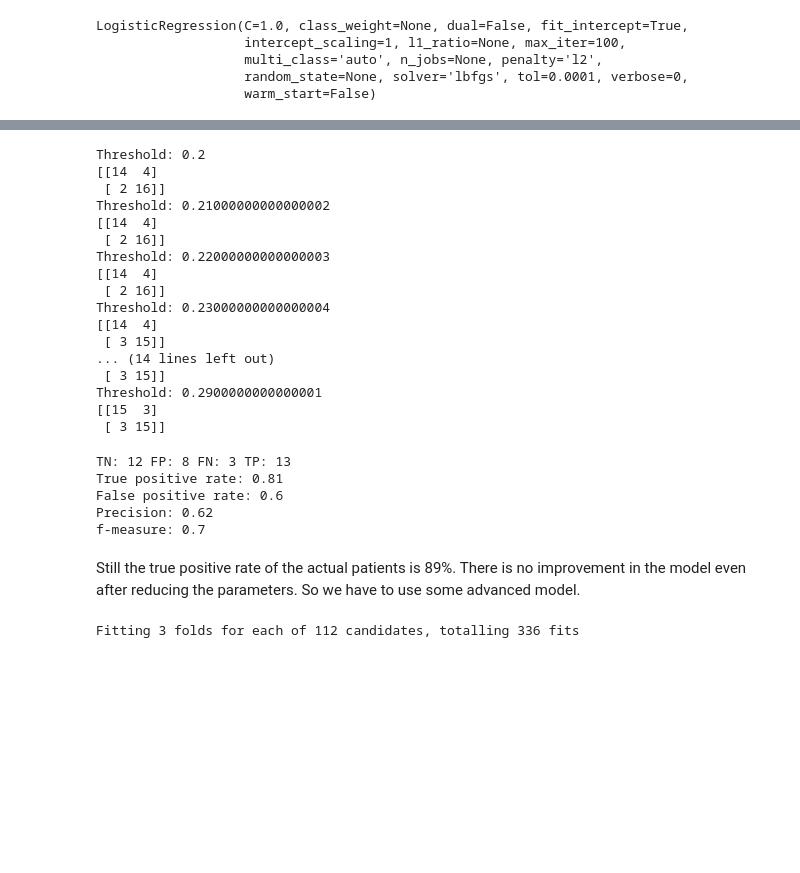
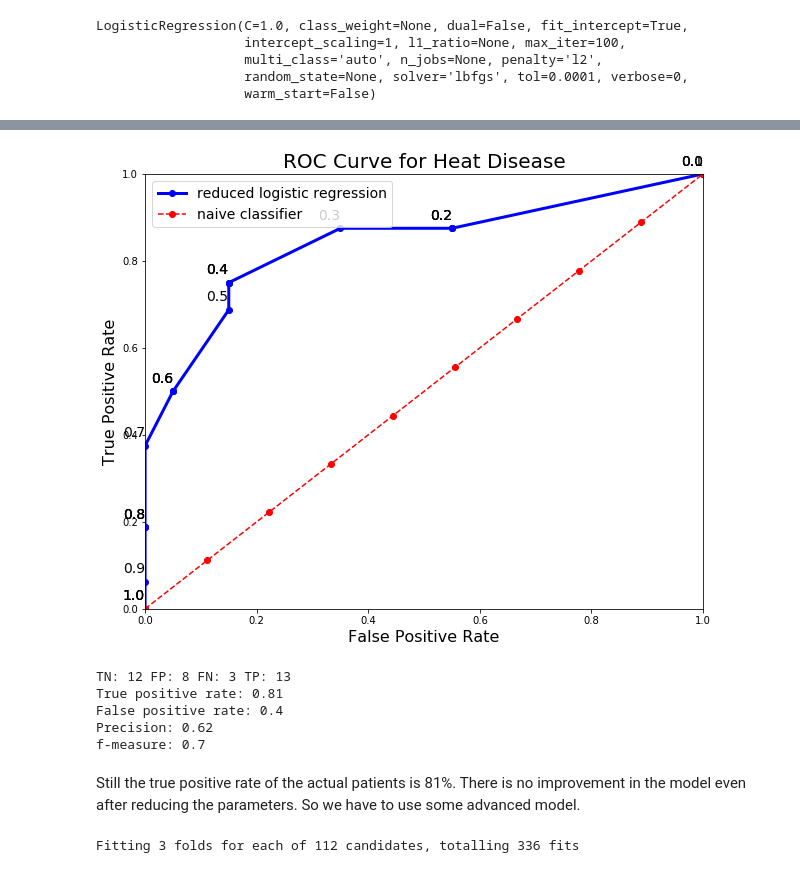
Before and after one commit to surjeet143/Heart-disease-detection, a Jupyter notebook: Heart Disease Detection/heart-disease-detection.ipynb, the cells around one changed output, grey strips where cells are left out. Drawn from its saved outputs; the diff is of its cells as text; code cells hidden in the pictures; blank space fills up the shorter version.

```diff
--- a/Heart Disease Detection/heart-disease-detection.ipynb
+++ b/Heart Disease Detection/heart-disease-detection.ipynb
@@ -415,3 +500,14 @@ LogisticRegression(C=1.0, class_weight=None, dual=False, fit_intercept=True,
                    multi_class='auto', n_jobs=None, penalty='l2',
                    random_state=None, solver='lbfgs', tol=0.0001, verbose=0,
                    warm_start=False)
+# %%
+cols = ["Thresholds",'TP', 'FP', 'TN','FN']
+lst = []
+for i in np.arange(0,1.1,0.05):
+    y_pred = np.where(LogReg.predict_proba(X_test[reduced_cols])[:,1]>i,1,0)
+    tn, fp, fn, tp = confusion_matrix(y_test, y_pred).ravel()
+    lst.append([round(i,1),tp,fp,tn,fn])
+confusion_result = pd.DataFrame(lst, columns=cols)
+# %%
+roc = calculate_metrics(confusion_result)
+roc.reset_index()
@@ -418,41 +549,39 @@ LogisticRegression(C=1.0, class_weight=None, dual=False, fit_intercept=True,
+# %%
+figsize(10, 8)
+plt.style.use('seaborn-dark-palette')
+thresholds = [str(t) for t in confusion_result['Thresholds']]
+plt.plot(roc['fpr'], roc['tpr'], 'bo-', label = 'reduced logistic regression',lw = 3);
+plt.plot(list(np.linspace(0, 1, num = 10)), list(np.linspace(0, 1, num = 10)), 'ro--', label = 'naive classifier');
+for x, y, s in zip(roc['fpr'], roc['tpr'], thresholds):
+    plt.text(x - 0.04,y + 0.02, s, fontdict={'size': 14});
+
+plt.legend(prop={'size':14})
+plt.xlim([0,1])
+plt.ylim([0,1])
+plt.ylabel('True Positive Rate', size = 16); plt.xlabel('False Positive Rate', size = 16);
+plt.title('ROC Curve for Heat Disease', size = 20);
+# %% [output]
+[figure, added]
 # %%
-for i in np.arange(0.2,0.3,0.01):
-    y_pred = np.where(LogReg.predict_proba(X_test[reduced_cols])[:,1]>i,1,0)
-    print("Threshold:",i)
-    print(confusion_matrix(y_test,y_pred))
+#for i in np.arange(0.2,0.3,0.01):
+ #   y_pred = np.where(LogReg.predict_proba(X_test[reduced_cols])[:,1]>i,1,0)
+  #  print("Threshold:",i)
+   # print(confusion_matrix(y_test,y_pred))
-# %% [output]
-Threshold: 0.2
-[[14  4]
- [ 2 16]]
-Threshold: 0.21000000000000002
-[[14  4]
- [ 2 16]]
-Threshold: 0.22000000000000003
-[[14  4]
- [ 2 16]]
-Threshold: 0.23000000000000004
-[[14  4]
- [ 3 15]]
-... (14 lines left out)
- [ 3 15]]
-Threshold: 0.2900000000000001
-[[15  3]
- [ 3 15]]
 # %%
 y_pred = np.where(LogReg.predict_proba(X_test[reduced_cols])[:,1]>0.22,1,0)
 tn, fp, fn, tp = confusion_matrix(y_test, y_pred).ravel()
 print("TN:",tn,"FP:",fp,"FN:",fn,"TP:",tp)
 recall = round(tp/(tp+fn),2)
 print("True positive rate:",recall)
-print("False positive rate:",round(1-fp/(fp+tn),2))
+print("False positive rate:",round(fp/(fp+tn),2))
 precision = round(tp/(tp+fp),2)
 print("Precision:",precision)
 print("f-measure:",round(2*recall*precision/(recall+precision),2))
 # %% [output]
 TN: 12 FP: 8 FN: 3 TP: 13
 True positive rate: 0.81
-False positive rate: 0.6
+False positive rate: 0.4
 Precision: 0.62
 f-measure: 0.7
 # %% [markdown]
-Still the true positive rate of the actual patients is 89%. There is no improvement in the model even after reducing the parameters. So we have to use some advanced model.
+Still the true positive rate of the actual patients is 81%. There is no improvement in the model even after reducing the parameters. So we have to use some advanced model.
```
Also changed, not shown: parts of 17 cells of this notebook.
